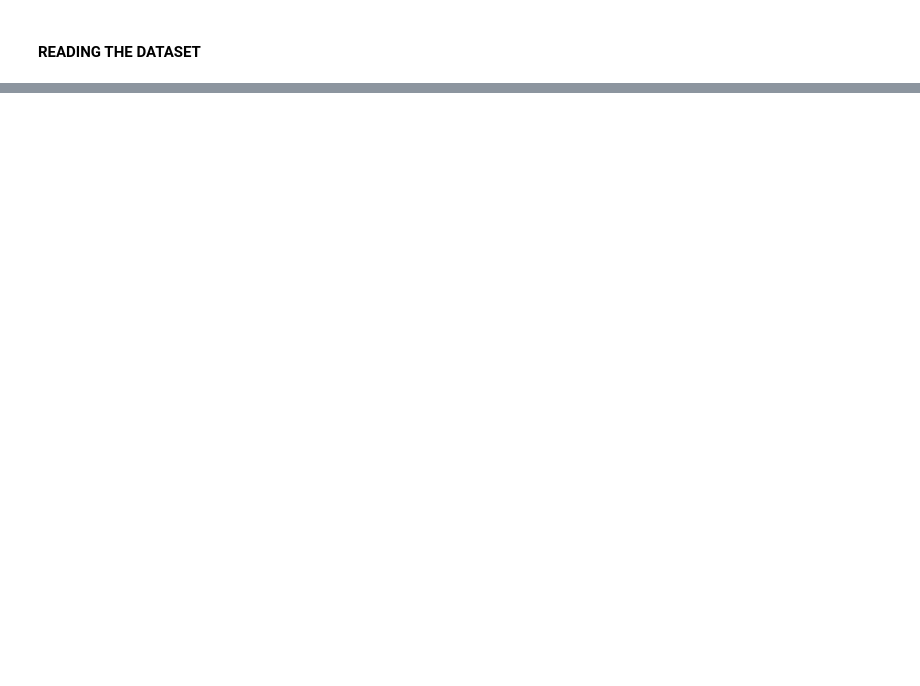
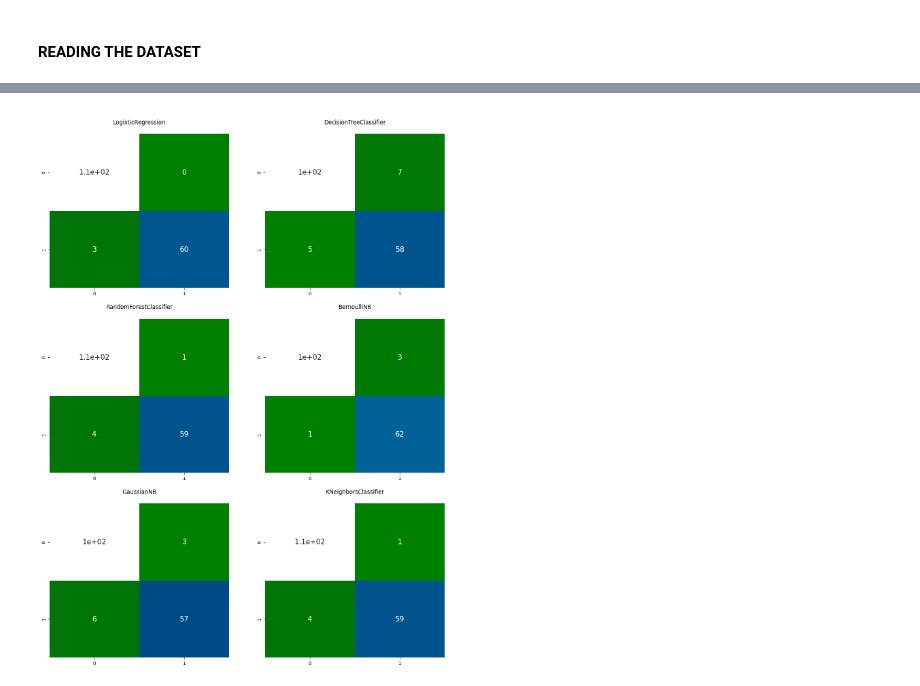
Before and after one commit to Akshaj000/UniversalMLDataProcessor, a Jupyter notebook: Submission/code_space.ipynb, the cells around one changed output, grey strips where cells are left out. Drawn from its saved outputs; the diff is of its cells as text; code cells hidden in the pictures; blank space fills up the shorter version.

```diff
--- a/Submission/code_space.ipynb
+++ b/Submission/code_space.ipynb
@@ -379,0 +477,4 @@ dataset_p_obj_2 = DataPreprocessing(dataset_2)
+# %%
+model_2 = MacineLearningClassification(data_p_object_2)
+review = model_2.evaluvate()
+len(review.keys())
@@ -379,0 +485,24 @@ dataset_p_obj_2 = DataPreprocessing(dataset_2)
+# %%
+def draw_plot(review,str):
+    fig,axes = plt.subplots(nrows=1,ncols=1,figsize=(18,10))
+    accuracy = {model:review[model][str] if model!='best model' else None for model in review}
+    del accuracy['best model']
+    a = sns.barplot(y=list(accuracy.keys()),x=list(accuracy.values()),palette="ocean_r",ax=axes)
+    return a
+def draw_heatmap(review):
+    fig,axes = plt.subplots(nrows=3,ncols=2,figsize=(15,20))
+    confusion_matrixes = {model:review[model]['confusion matrix for test data'] if model!='best model' else None for model in review}
+    del confusion_matrixes['best model']
+    row = col = 0
+    for model in confusion_matrixes:
+        if col in [2,4]:
+            col=0
+            row+=1
+            a = sns.heatmap(confusion_matrixes[model],ax = axes[row][col],cmap='ocean',annot=True,cbar=False,annot_kws={'fontsize':15})
+            a.set_title("\n"+model+"\n")
+            col+=1
+        else:
+            a = sns.heatmap(confusion_matrixes[model],ax = axes[row][col],cmap='ocean',annot=True,cbar=False,annot_kws={'fontsize':15})
+            col+=1
+            a.set_title("\n"+model+"\n")
+    fig.show()
@@ -379,0 +516,4 @@ dataset_p_obj_2 = DataPreprocessing(dataset_2)
+# %%
+draw_heatmap(review)
+# %% [output]
+[figure, added]
```
Also changed, not shown: parts of 24 cells of this notebook, 1 other file.
